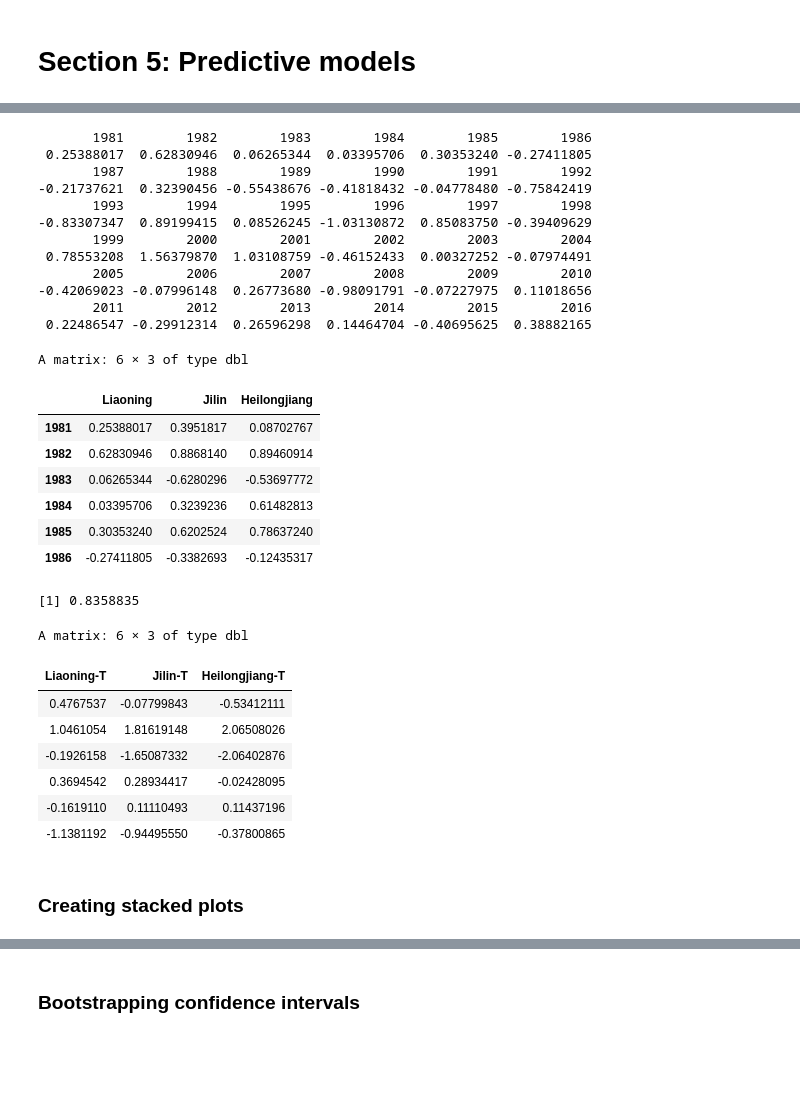
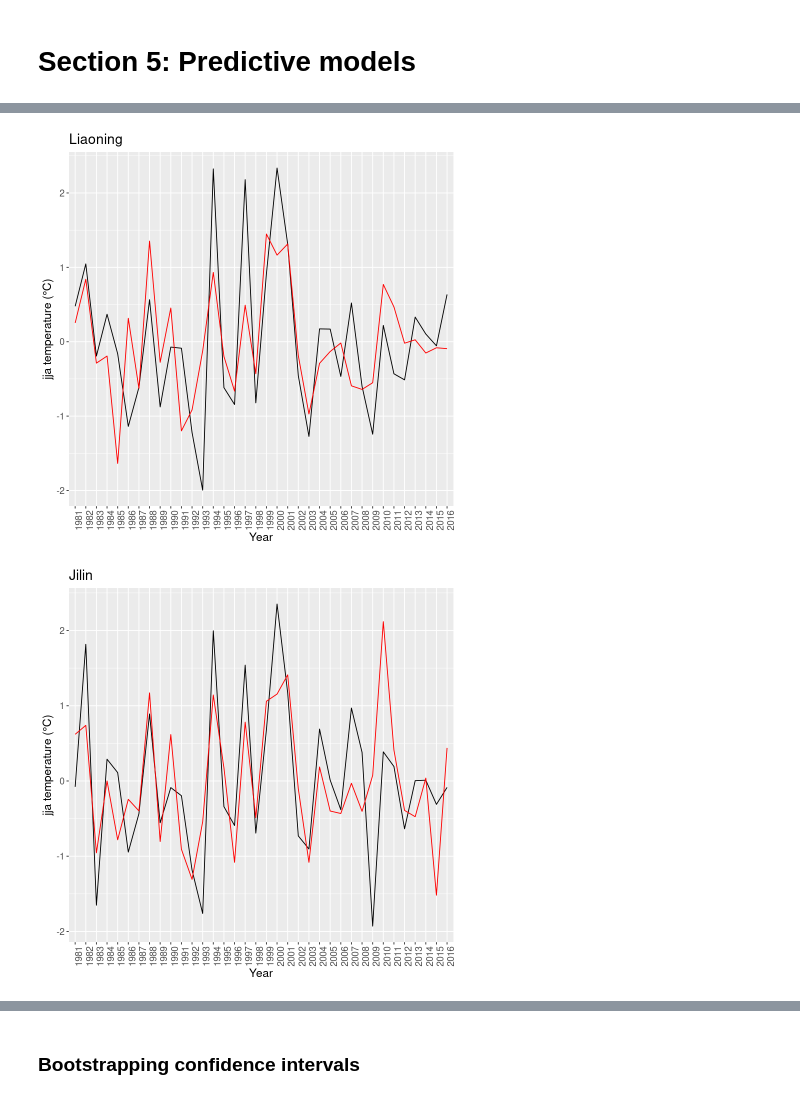
Before and after one commit to informatics-lab/cssp_china_wp5.6_binder, a Jupyter notebook: R/analysis_notebook_temperature.ipynb, the cells around one changed output, grey strips where cells are left out. Cells and saved outputs as stored; diff of their text form; code cells hidden in the pictures; blank space fills up the shorter version.

```diff
--- a/R/analysis_notebook_temperature.ipynb
+++ b/R/analysis_notebook_temperature.ipynb
@@ -390,7 +372,7 @@ j1u = "200hPa_zonal_polar_jet_new_monthly_longer.csv"
   #"200hPa_uwind_box1_monthly_longer.csv"
 #j1u = "300hPa_uwind_polar_monthly_longer.csv"
 #  "200hPa_uwind_box1_monthly_longer.csv"
-j1v = "200hPa_meridional_polar_jet_new_monthly_longer.csv"
+j1v = "200hPa_vwind_box1_monthly_longer.csv"
 #j1v = "300hPa_vwind_polar_monthly_longer.csv"
   #"200hPa_vwind_box1_monthly_longer.csv"
 j2u = "200hPa_zonal_subtropical_jet_new_monthly_longer.csv"
@@ -656,0 +678,13 @@ for (k in 1:length(regs)) {
+# %%
+t_loocv = create_empty_dataframe(rownames(temp_jja), regs)
+t_loocv_rf = create_empty_dataframe(rownames(temp_jja), regs)
+t_loocv_red = create_empty_dataframe(rownames(temp_jja), regs)
+
+t_int = create_empty_dataframe(rownames(temp_jja), regs)
+t_ent = create_empty_dataframe(rownames(temp_jja), regs)
+
+t_abs_loocv = create_empty_dataframe(rownames(temp_jja), regs)
+t_abs_loocv_rf = create_empty_dataframe(rownames(temp_jja), regs)
+
+t_effcv = array(NA, c(length(years),length(regs), dim(cindex_df)[2]))
+dimnames(t_effcv)[[3]] <- colnames(cindex_df)
@@ -734,43 +765,21 @@ ERROR: Error in eval(expr, envir, enclos): object 'years' not found
-# %%
-t_loocv[,1]
-# %% [output]
-       1981        1982        1983        1984        1985        1986
- 0.25388017  0.62830946  0.06265344  0.03395706  0.30353240 -0.27411805
-       1987        1988        1989        1990        1991        1992
--0.21737621  0.32390456 -0.55438676 -0.41818432 -0.04778480 -0.75842419
-       1993        1994        1995        1996        1997        1998
--0.83307347  0.89199415  0.08526245 -1.03130872  0.85083750 -0.39409629
-       1999        2000        2001        2002        2003        2004
- 0.78553208  1.56379870  1.03108759 -0.46152433  0.00327252 -0.07974491
-       2005        2006        2007        2008        2009        2010
--0.42069023 -0.07996148  0.26773680 -0.98091791 -0.07227975  0.11018656
-       2011        2012        2013        2014        2015        2016
- 0.22486547 -0.29912314  0.26596298  0.14464704 -0.40695625  0.38882165
-# %%
-head(t_loocv)
-# %% [output]
-A matrix: 6 × 3 of type dbl
-|  | Liaoning | Jilin | Heilongjiang |
-| 1981 | 0.25388017 | 0.3951817 | 0.08702767 |
-| 1982 | 0.62830946 | 0.8868140 | 0.89460914 |
-| 1983 | 0.06265344 | -0.6280296 | -0.53697772 |
-| 1984 | 0.03395706 | 0.3239236 | 0.61482813 |
-| 1985 | 0.30353240 | 0.6202524 | 0.78637240 |
-| 1986 | -0.27411805 | -0.3382693 | -0.12435317 |
-# %%
-cor(t_loocv[, 1], temp_anoms[,1])
-# %% [output]
-[1] 0.8358835
-# %%
-head(temp_anoms)
-# %% [output]
-A matrix: 6 × 3 of type dbl
-| Liaoning-T | Jilin-T | Heilongjiang-T |
-| 0.4767537 | -0.07799843 | -0.53412111 |
-| 1.0461054 | 1.81619148 | 2.06508026 |
-| -0.1926158 | -1.65087332 | -2.06402876 |
-| 0.3694542 | 0.28934417 | -0.02428095 |
-| -0.1619110 | 0.11110493 | 0.11437196 |
-| -1.1381192 | -0.94495550 | -0.37800865 |
-# %% [markdown]
-### Creating stacked plots
+# %%
+for (k in 1:length(regs)) {
+    years <- rownames(temp_jja)
+    obs <- temp_anoms[,k]
+    result <- t_loocv[,k]
+    df <- data.frame(years, obs, result)
+
+    line_plot = ggplot(df, aes(x=years, group = 1)) +
+    geom_line(aes(y=obs), color = "black") +
+    geom_line(aes( y=result), color = "red") +
+    ggtitle(regs[k]) + xlab("Year") +
+    ylab(paste(suffix," temperature (\u00B0C)",sep="")) +
+    theme(axis.text.x = element_text(angle = 90)) +
+    theme(text = element_text(size=14))
+
+    print(line_plot)
+
+}
+# %% [output]
+[figure, added]
+[figure, added]
```
Also changed, not shown: parts of 61 cells of this notebook.
